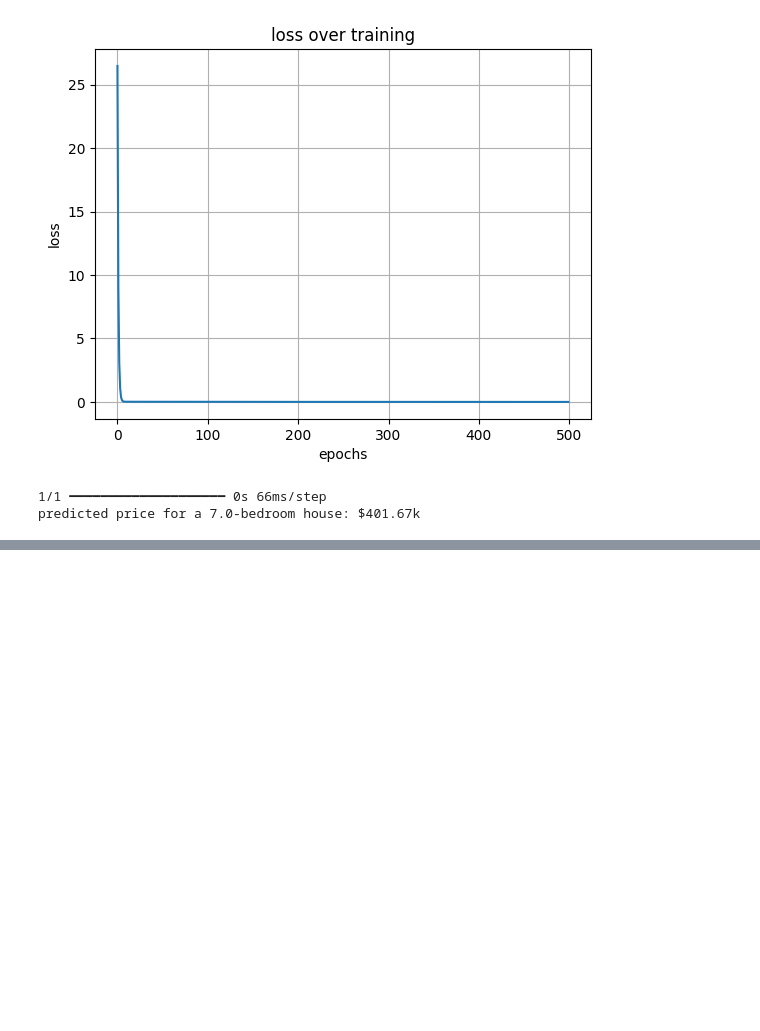
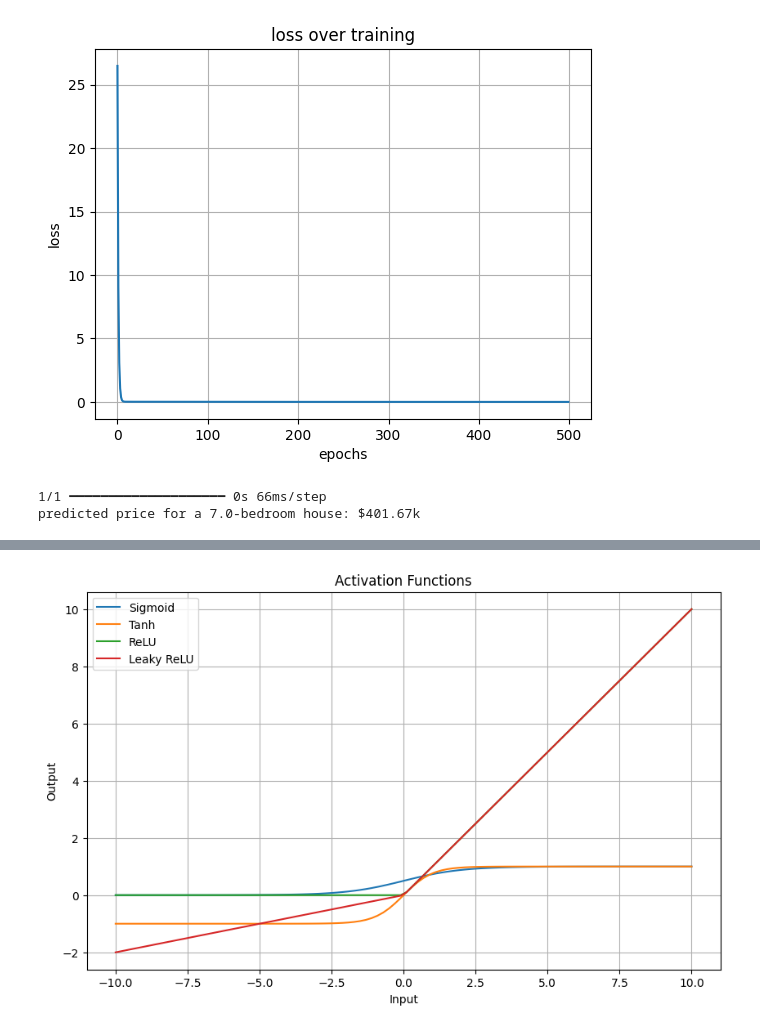
Before and after one commit to Kuldeep2003-exe/dreamLab, a Jupyter notebook: Copy_of_firstDay.ipynb, the cells around one changed output, grey strips where cells are left out. Drawn from its saved outputs; the diff is of its cells as text; code cells hidden in the pictures; blank space fills up the shorter version.

```diff
--- a/Copy_of_firstDay.ipynb
+++ b/Copy_of_firstDay.ipynb
@@ -125,0 +241,31 @@ predicted price for a 7.0-bedroom house: $401.67k
+# %%
+import numpy as np
+import matplotlib.pyplot as plt
+import tensorflow as tf
+
+
+# Input values
+x = np.linspace(-10, 10, 100)
+
+
+# Activation functions
+activations = {
+    'Sigmoid': tf.keras.activations.sigmoid(x),
+    'Tanh': tf.keras.activations.tanh(x),
+    'ReLU': tf.keras.activations.relu(x),
+    'Leaky ReLU': tf.nn.leaky_relu(x),
+}
+
+
+# Plotting
+plt.figure(figsize=(10, 6))
+for name, y in activations.items():
+    plt.plot(x, y, label=name)
+plt.title("Activation Functions")
+plt.xlabel("Input")
+plt.ylabel("Output")
+plt.grid(True)
+plt.legend()
+plt.show()
+# %% [output]
+[figure, added]
```
Also changed, not shown: parts of 4 cells of this notebook.
